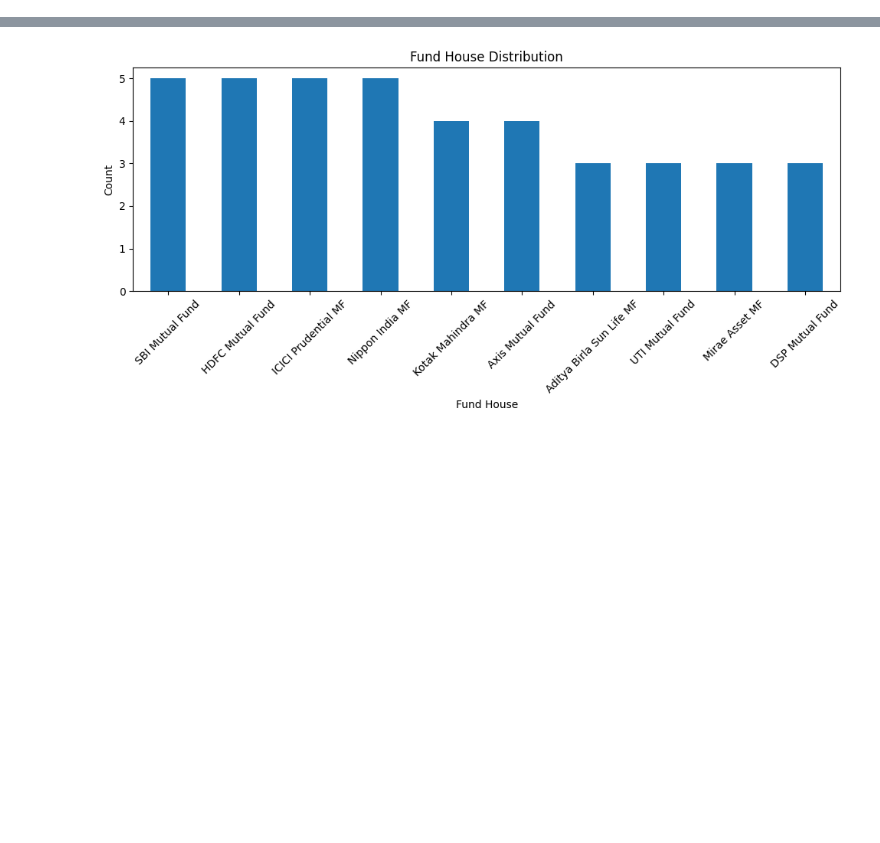
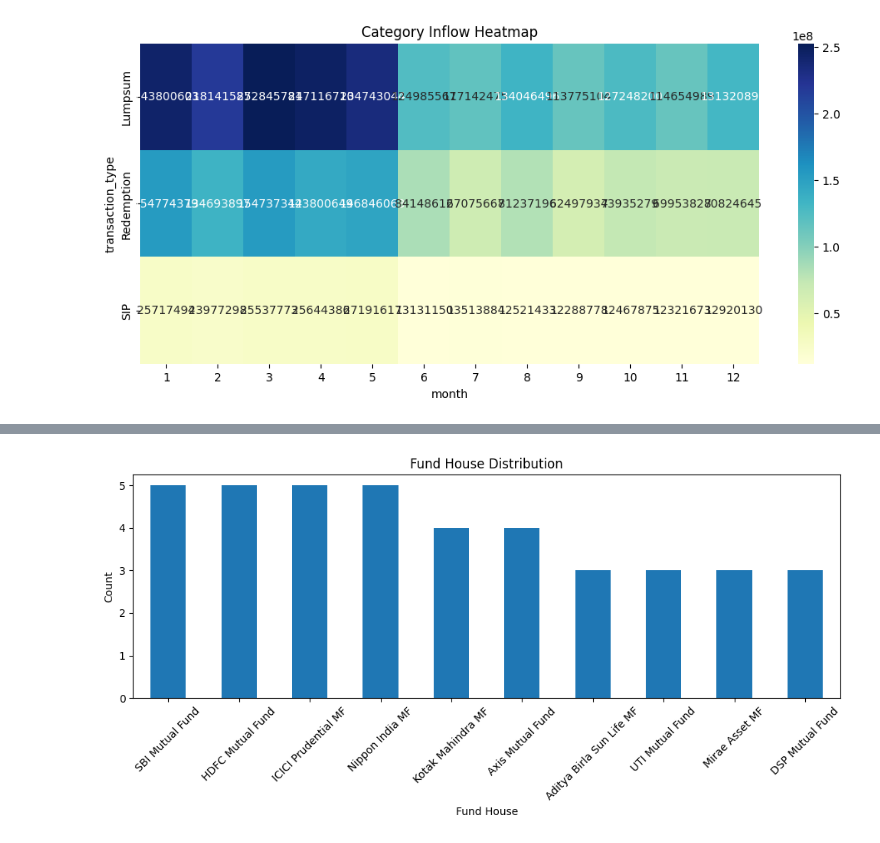
Before and after one commit to varunsaibanda/Mutual_Fund_Capstone, a Jupyter notebook: notebooks/03_EDA_Analysis.ipynb, the cells around one changed output, grey strips where cells are left out. Cells and saved outputs as stored; diff of their text form; code cells hidden in the pictures; blank space fills up the shorter version.

```diff
--- a/notebooks/03_EDA_Analysis.ipynb
+++ b/notebooks/03_EDA_Analysis.ipynb
@@ -0,0 +33,17 @@
+# %%
+investor_txn['month'] = investor_txn['transaction_date'].dt.month
+
+heatmap_data = pd.pivot_table(
+    investor_txn,
+    values='amount_inr',
+    index='transaction_type',
+    columns='month',
+    aggfunc='sum'
+)
+
+plt.figure(figsize=(12,5))
+sns.heatmap(heatmap_data, annot=True, fmt='.0f', cmap='YlGnBu')
+plt.title('Category Inflow Heatmap')
+plt.show()
+# %% [output]
+[figure, added]
```
Also changed, not shown: parts of 16 cells of this notebook, 22 other files.
